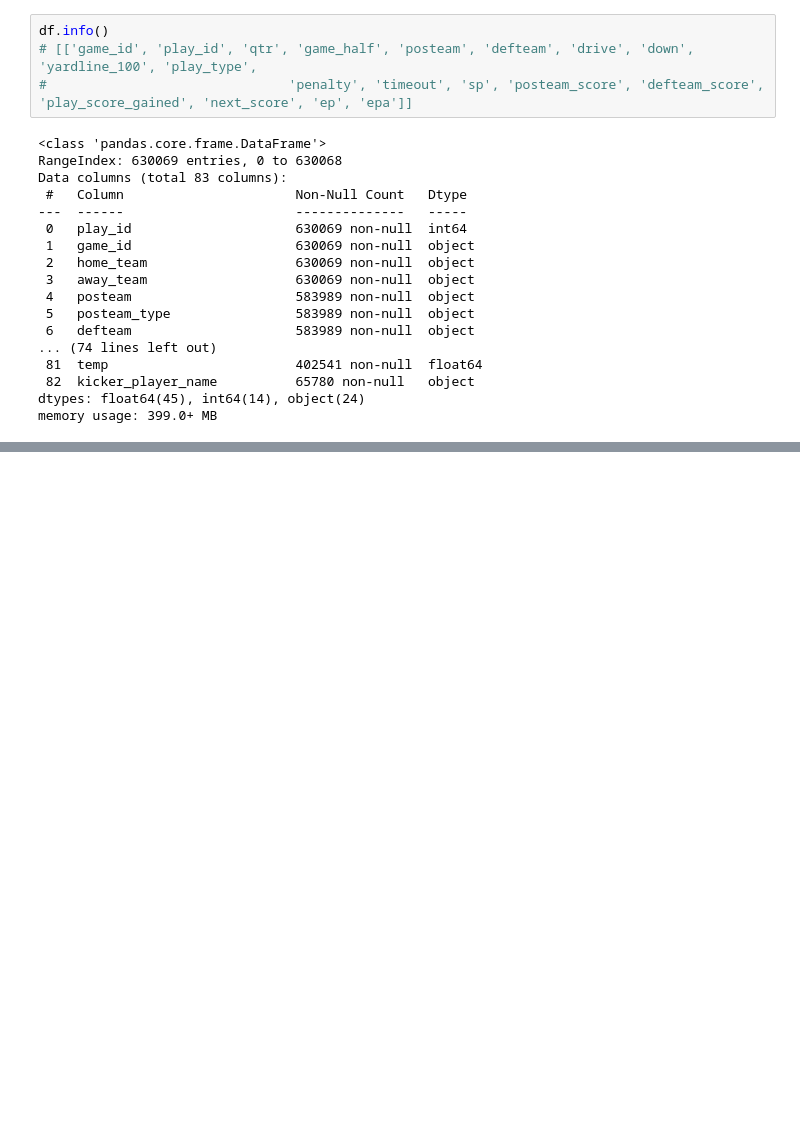
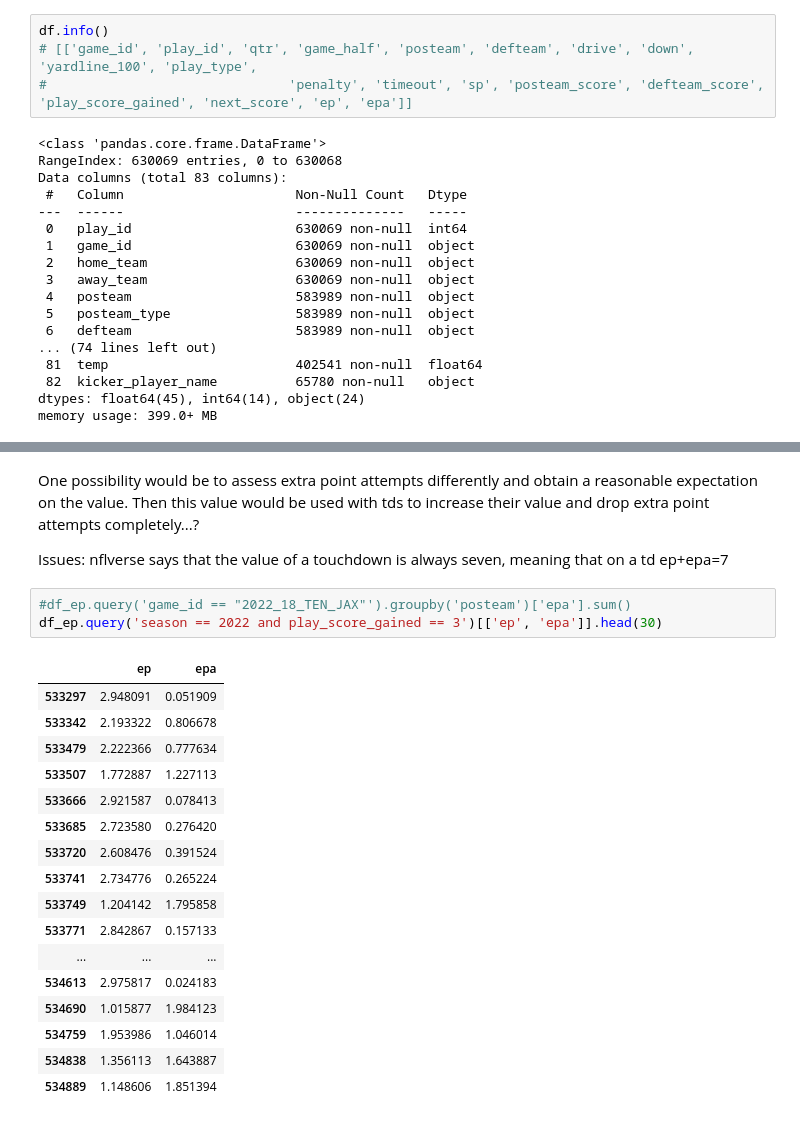
Before and after one commit to epaunonen/nflmodels, a Jupyter notebook: notebooks/nfl_predictions.ipynb, the cells around one changed output, grey strips where cells are left out. Saved outputs shown, nothing was run; the diff lists cells and outputs as text; blank space fills up the shorter version.

```diff
--- a/notebooks/nfl_predictions.ipynb
+++ b/notebooks/nfl_predictions.ipynb
@@ -385,0 +368,26 @@ Name: next_score, dtype: int64
+# %% [markdown]
+One possibility would be to assess extra point attempts differently and obtain a reasonable expectation on the value. Then this value would be used with tds to increase their value and drop extra point attempts completely...?
+
+Issues:
+nflverse says that the value of a touchdown is always seven, meaning that on a td ep+epa=7
+# %%
+#df_ep.query('game_id == "2022_18_TEN_JAX"').groupby('posteam')['epa'].sum()
+df_ep.query('season == 2022 and play_score_gained == 3')[['ep', 'epa']].head(30)
+# %% [output]
+|  | ep | epa |
+| 533297 | 2.948091 | 0.051909 |
+| 533342 | 2.193322 | 0.806678 |
+| 533479 | 2.222366 | 0.777634 |
+| 533507 | 1.772887 | 1.227113 |
+| 533666 | 2.921587 | 0.078413 |
+| 533685 | 2.723580 | 0.276420 |
+| 533720 | 2.608476 | 0.391524 |
+| 533741 | 2.734776 | 0.265224 |
+| 533749 | 1.204142 | 1.795858 |
+| 533771 | 2.842867 | 0.157133 |
+| ... | ... | ... |
+| 534613 | 2.975817 | 0.024183 |
+| 534690 | 1.015877 | 1.984123 |
+| 534759 | 1.953986 | 1.046014 |
+| 534838 | 1.356113 | 1.643887 |
+| 534889 | 1.148606 | 1.851394 |
```
Also changed, not shown: parts of 7 cells of this notebook, 1 other file.
